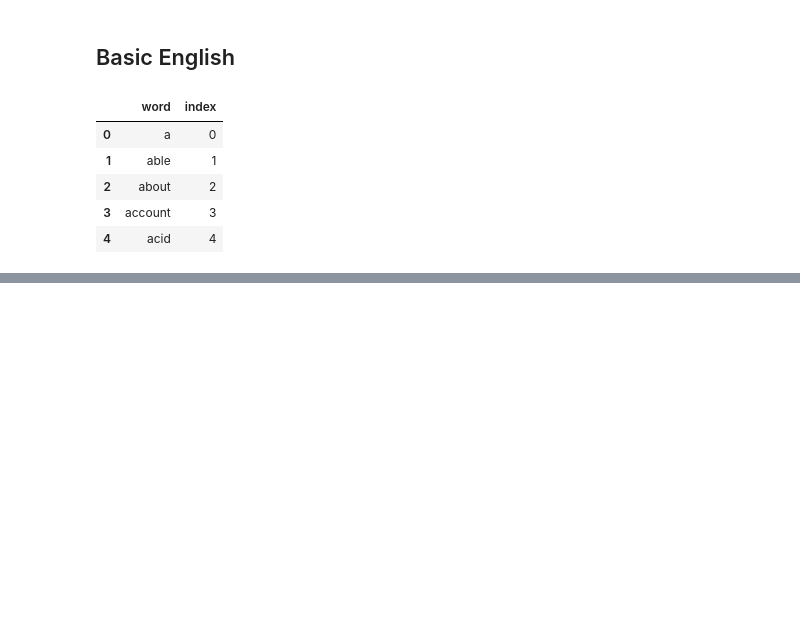
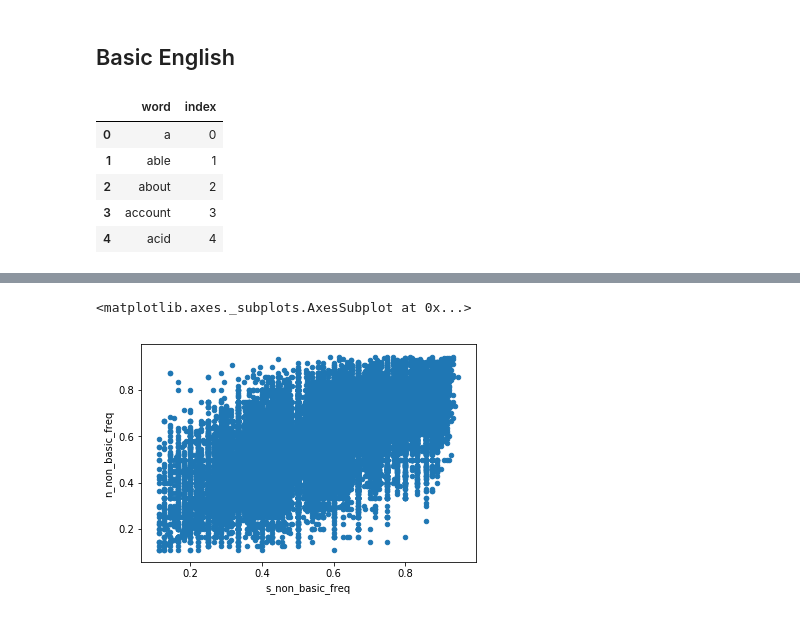
Before and after one commit to PaulOpu/TS_LossFunction, a Jupyter notebook: code/feature_experiments.ipynb, the cells around one changed output, grey strips where cells are left out. Saved outputs shown, nothing was run; the diff lists cells and outputs as text; code cells hidden in the pictures; blank space fills up the shorter version.

```diff
--- a/code/feature_experiments.ipynb
+++ b/code/feature_experiments.ipynb
@@ -239,0 +234,9 @@ basic_df.loc[basic_df["word"] == "printed"]
+# %%
+df.loc[
+    (df["s_non_basic_freq"] > 0.1)
+    & (df["s_non_basic_freq"] < 0.95)
+    & (df["n_non_basic_freq"] > 0.1)
+    & (df["n_non_basic_freq"] < 0.95)].plot.scatter(x="s_non_basic_freq",y="n_non_basic_freq")
+# %% [output]
+<matplotlib.axes._subplots.AxesSubplot at 0x...>
+[figure, added]
```
Also changed, not shown: parts of 14 cells of this notebook.
